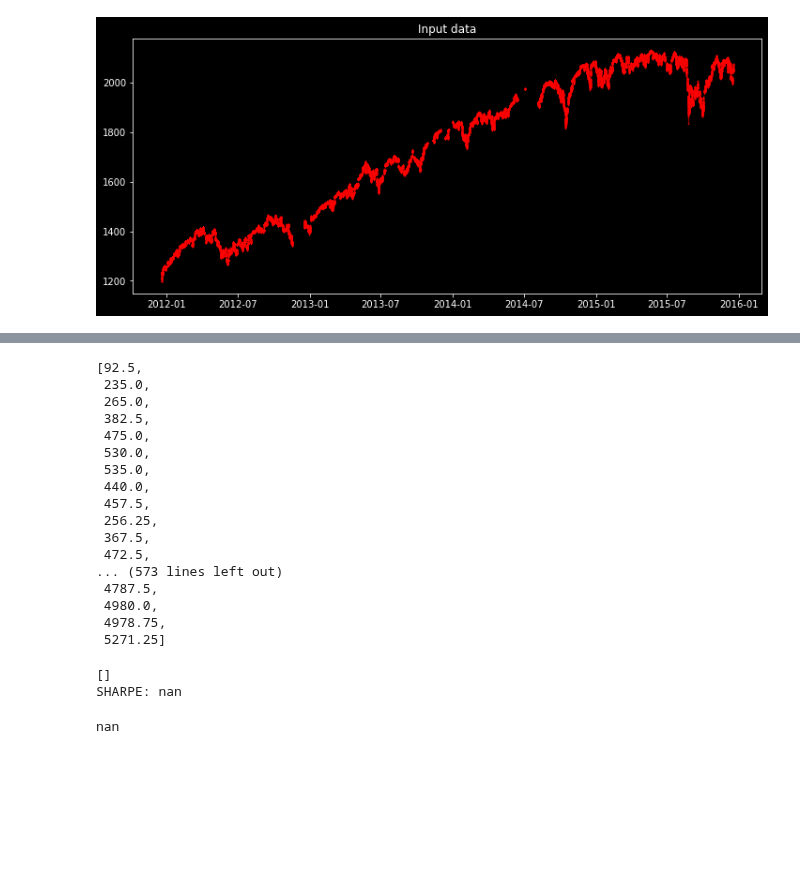
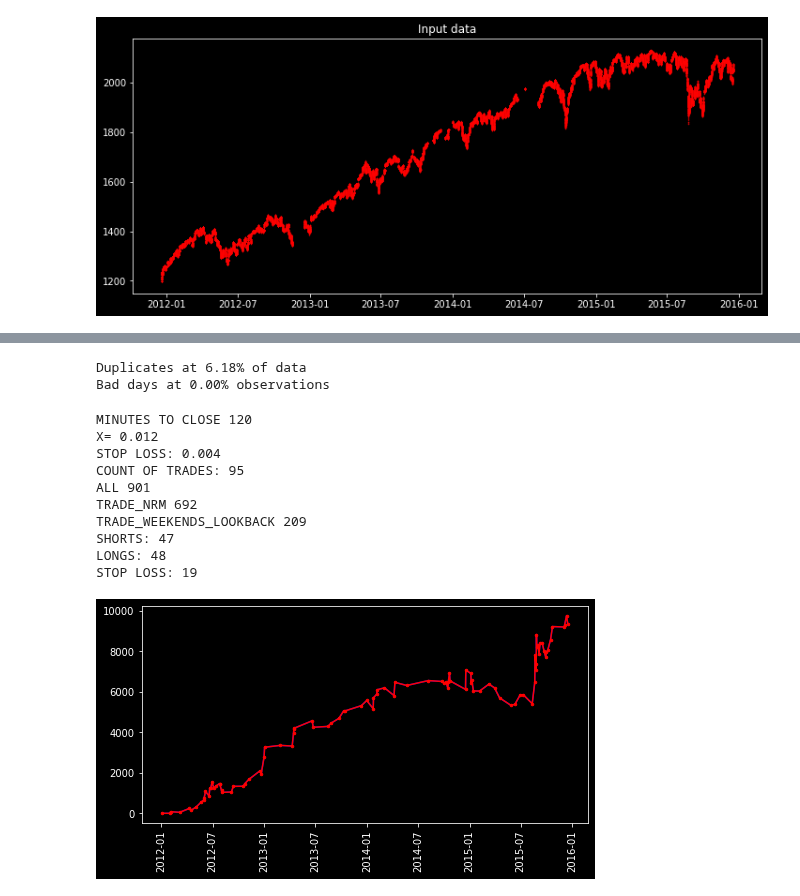
Before and after one commit to Molozey/algo-andrii, a Jupyter notebook: Andrii/Actual_Version/backtasting.ipynb, the cells around one changed output, grey strips where cells are left out. Cells and saved outputs as stored; diff of their text form; code cells hidden in the pictures; blank space fills up the shorter version.

```diff
--- a/Andrii/Actual_Version/backtasting.ipynb
+++ b/Andrii/Actual_Version/backtasting.ipynb
@@ -75,2 +74,2 @@ def normalize_data(inp_data: pd.DataFrame, show=True):
 # %%
-nrm = normalize_data(data)
+#nrm = normalize_data(data)
@@ -80,3 +75,0 @@ Duplicates at 6.18% of data
-# %%
-nrm = data.dropna()
-plt.plot(nrm.close)
@@ -86,5 +76,5 @@ plt.plot(nrm.close)
 # %%
-THRESHOLD = 0.014
+"""THRESHOLD = 0.014
 #THRESHOLD = 0.0001
 
 def order_logic(OP, CL, X):
@@ -145,4 +135,16 @@ for index in tqdm(np.unique(nrm.index[:].date)):
             DATES_ARRAY.append(index)
 
 MONEY_ARRAY
+
+def sharpe(MNY_RET):
+    MNY_RET = np.array(MNY_RET)
+    #LMNY = (np.diff(MNY_RET) / MNY_RET[:-1])
+    LMNY = np.diff(np.log(MNY_RET))
+    print(LMNY[:10])
+    SHARPE = np.nanmean(LMNY)/ np.nanstd(LMNY)
+    print('SHARPE:', SHARPE)
+    return SHARPE
+
+sharpe(MONEY_ARRAY)
+"""
 # %% [output]
@@ -271,20 +286,0 @@ KeyError: Timestamp('2011-12-21 14:59:00')
-# %%
-MONEY_ARRAY
-# %% [output]
-[92.5,
- 235.0,
- 265.0,
- 382.5,
- 475.0,
- 530.0,
- 535.0,
- 440.0,
- 457.5,
- 256.25,
- 367.5,
- 472.5,
-... (573 lines left out)
- 4787.5,
- 4980.0,
- 4978.75,
- 5271.25]
@@ -293,15 +287,24 @@ nrm = data.drop_duplicates().dropna()
-# %%
-def sharpe(MNY_RET):
-    MNY_RET = np.array(MNY_RET)
-    #LMNY = (np.diff(MNY_RET) / MNY_RET[:-1])
-    LMNY = np.diff(MNY_RET)
-    print(LMNY[:10])
-    SHARPE = np.nanmean(LMNY)/ np.nanstd(LMNY)
-    print('SHARPE:', SHARPE)
-    return SHARPE
-
-sharpe(MONEY_ARRAY)
-# %% [output]
-[]
-SHARPE: nan
-nan
+# %%
+ddd = normalize_data(data, show=False)
+# %% [output]
+Duplicates at 6.18% of data
+Bad days at 0.00% observations
+# %%
+DATES_ARRAY, MONEY_ARRAY = backtest(nrm=ddd,THRESHOLD=0.012, LOSS_PERCENT=0.004, MINUTES_TO_CLOSE=120)
+plt.figure(figsize=(8, 4))
+plt.xticks(rotation=90)
+plt.plot(DATES_ARRAY, MONEY_ARRAY, linestyle='-', color='blue')
+plt.plot(DATES_ARRAY, MONEY_ARRAY, marker='o', markersize=2.5, color='red')
+plt.show()
+# %% [output]
+MINUTES TO CLOSE 120
+X= 0.012
+STOP LOSS: 0.004
+COUNT OF TRADES: 95
+ALL 901
+TRADE_NRM 692
+TRADE_WEEKENDS_LOOKBACK 209
+SHORTS: 47
+LONGS: 48
+STOP LOSS: 19
+[figure, added]
```
Also changed, not shown: parts of 13 cells of this notebook.
